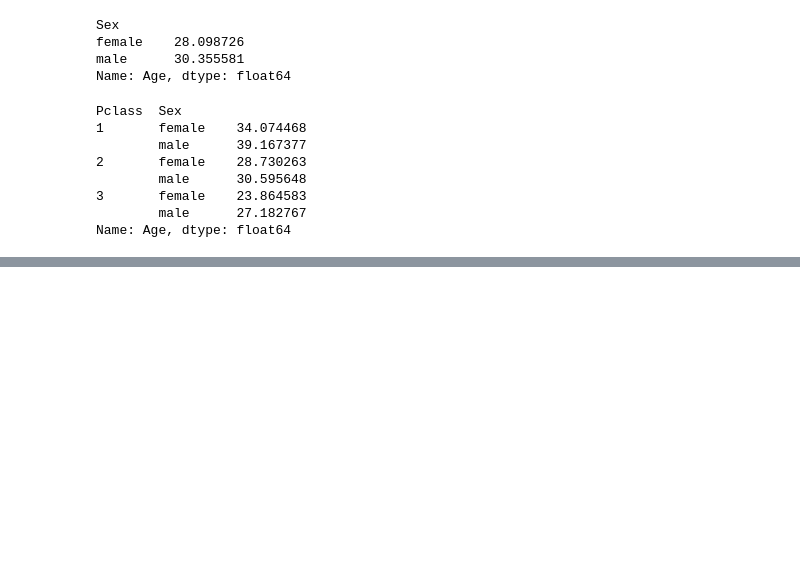
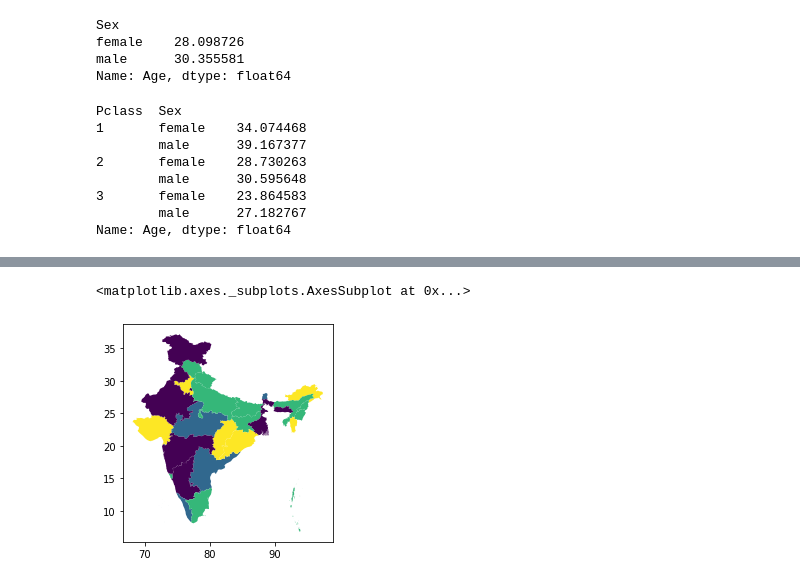
Before and after one commit to BharathC15/NielitChennai, a Jupyter notebook: python/pyBasic.ipynb, the cells around one changed output, grey strips where cells are left out. Cells and saved outputs as stored; diff of their text form; code cells hidden in the pictures; blank space fills up the shorter version.

```diff
--- a/python/pyBasic.ipynb
+++ b/python/pyBasic.ipynb
@@ -426,0 +717,3 @@ Name: Age, dtype: float64
+# %%
+mapdf["dummy"]=np.random.randint(4,size=len(mapdf))
+mapdf.tail()
@@ -426,0 +727,5 @@ Name: Age, dtype: float64
+# %%
+mapdf.plot(column="dummy")
+# %% [output]
+<matplotlib.axes._subplots.AxesSubplot at 0x...>
+[figure, added]
```
Also changed, not shown: parts of 70 cells of this notebook, 6 other files.
